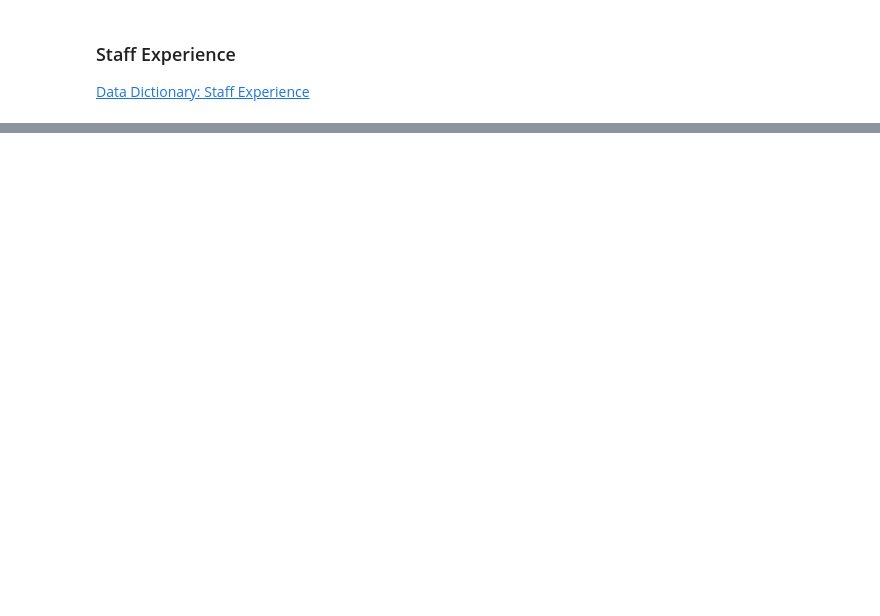
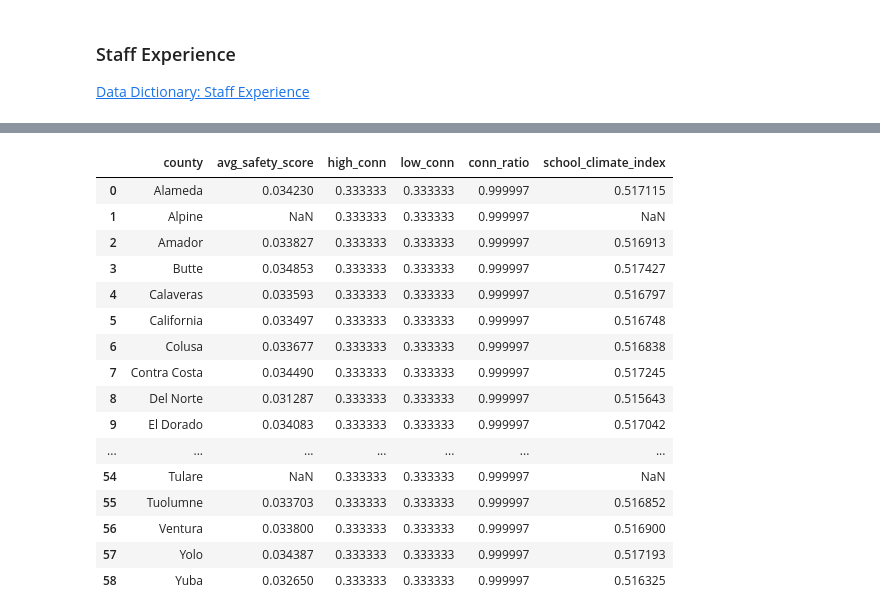
Before and after one commit to junclemente/ads599-capstone_project, a Jupyter notebook: library/01_data_preparation.ipynb, the cells around one changed output, grey strips where cells are left out. Saved outputs shown, nothing was run; the diff lists cells and outputs as text; code cells hidden in the pictures; blank space fills up the shorter version.

```diff
--- a/library/01_data_preparation.ipynb
+++ b/library/01_data_preparation.ipynb
@@ -806,0 +958,2 @@ df_connected
+# %%
+df_connected = create_safety_connectedness_features(df_connected)
@@ -806,0 +969,27 @@ df_connected
+# %%
+cols_connected = ['county',
+ 'avg_safety_score',
+ 'high_conn',
+ 'low_conn',
+ 'conn_ratio',
+ 'school_climate_index']
+
+df_connected[cols_connected]
+# %% [output]
+|  | county | avg_safety_score | high_conn | low_conn | conn_ratio | school_climate_index |
+| 0 | Alameda | 0.034230 | 0.333333 | 0.333333 | 0.999997 | 0.517115 |
+| 1 | Alpine | NaN | 0.333333 | 0.333333 | 0.999997 | NaN |
+| 2 | Amador | 0.033827 | 0.333333 | 0.333333 | 0.999997 | 0.516913 |
+| 3 | Butte | 0.034853 | 0.333333 | 0.333333 | 0.999997 | 0.517427 |
+| 4 | Calaveras | 0.033593 | 0.333333 | 0.333333 | 0.999997 | 0.516797 |
+| 5 | California | 0.033497 | 0.333333 | 0.333333 | 0.999997 | 0.516748 |
+| 6 | Colusa | 0.033677 | 0.333333 | 0.333333 | 0.999997 | 0.516838 |
+| 7 | Contra Costa | 0.034490 | 0.333333 | 0.333333 | 0.999997 | 0.517245 |
+| 8 | Del Norte | 0.031287 | 0.333333 | 0.333333 | 0.999997 | 0.515643 |
+| 9 | El Dorado | 0.034083 | 0.333333 | 0.333333 | 0.999997 | 0.517042 |
+| ... | ... | ... | ... | ... | ... | ... |
+| 54 | Tulare | NaN | 0.333333 | 0.333333 | 0.999997 | NaN |
+| 55 | Tuolumne | 0.033703 | 0.333333 | 0.333333 | 0.999997 | 0.516852 |
+| 56 | Ventura | 0.033800 | 0.333333 | 0.333333 | 0.999997 | 0.516900 |
+| 57 | Yolo | 0.034387 | 0.333333 | 0.333333 | 0.999997 | 0.517193 |
+| 58 | Yuba | 0.032650 | 0.333333 | 0.333333 | 0.999997 | 0.516325 |
```
Also changed, not shown: parts of 77 cells of this notebook, 6 other files.
